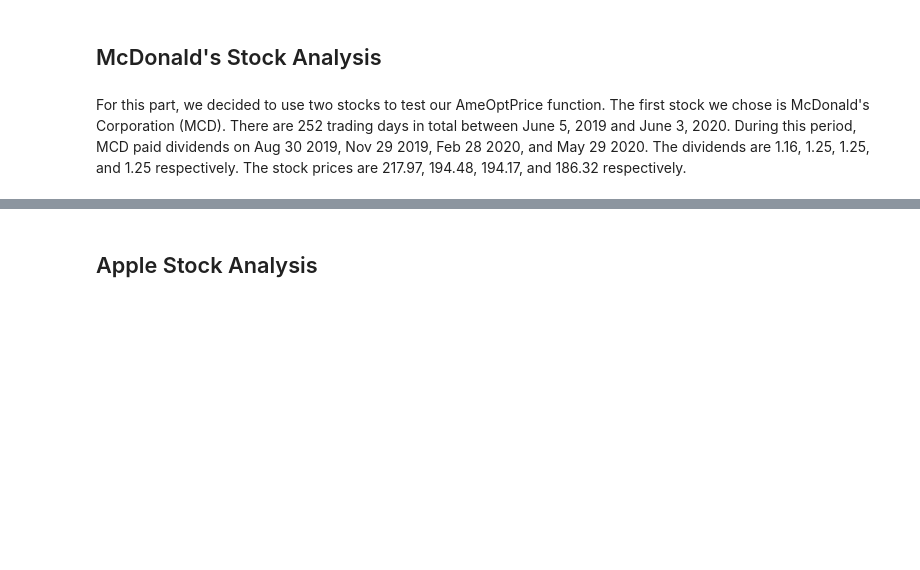
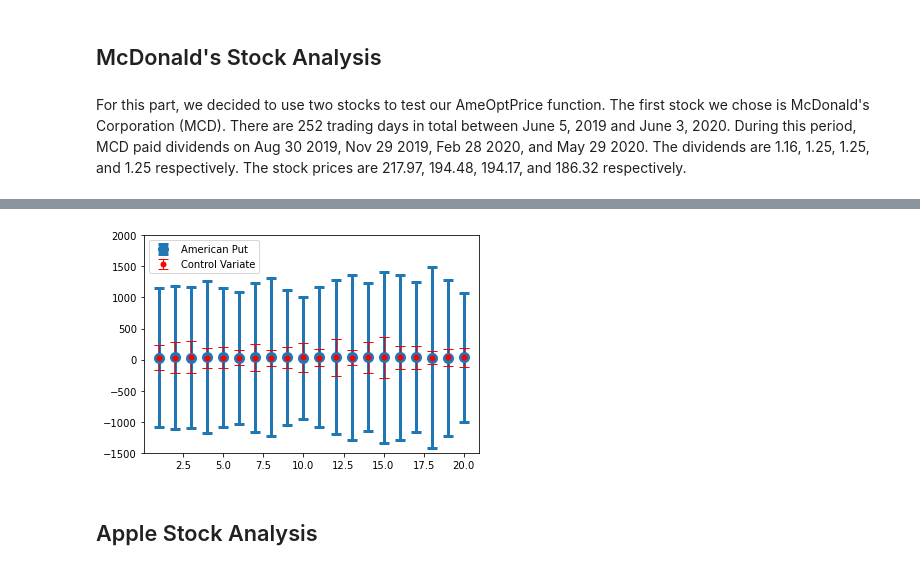
Before and after one commit to lingxiaozhou/PSTAT-176-276-Proj, a Jupyter notebook: PSTAT 276 Project.ipynb, the cells around one changed output, grey strips where cells are left out. Drawn from its saved outputs; the diff is of its cells as text; code cells hidden in the pictures; blank space fills up the shorter version.

```diff
--- a/PSTAT 276 Project.ipynb
+++ b/PSTAT 276 Project.ipynb
@@ -283,0 +302,15 @@ print(y_hat[0])
+# %%
+AP_mean=[]
+AP_var=[]
+CV_mean=[]
+CV_var=[]
+
+for i in range(20):
+    paths = StockPath(100,sigma,histoPrice[0][-1],1,12,r[0],delta)
+    AP_temp=AmeOptPrice(paths,200,r[0],1,12,delta,sigma)
+    EP_temp=EurOptPrice(paths, 200, r, 1)
+    CV_temp=ContVariate(AP_temp[0], EP_temp[0], truePrice)
+    AP_mean.append(AP_temp[1])
+    AP_var.append(AP_temp[2])
+    CV_mean.append(CV_temp[0])
+    CV_var.append(CV_temp[1])
@@ -284,3 +338,11 @@ print(y_hat[0])
+# %%
+plt.errorbar(range(1,21),AP_mean,AP_var,fmt='.',elinewidth=3, ms=20, capsize=5, capthick=3)
+plt.errorbar(range(1,21),CV_mean,CV_var,fmt='.r', elinewidth=1, ms=10, ecolor='red', capsize=5)
+plt.legend(('American Put','Control Variate'))
+plt.ylim(-1500,2000)
+plt.show()
+# %% [output]
+[figure, added]
 # %% [markdown]
 ## Apple Stock Analysis
 # %% [markdown]
```
Also changed, not shown: parts of 13 cells of this notebook.
